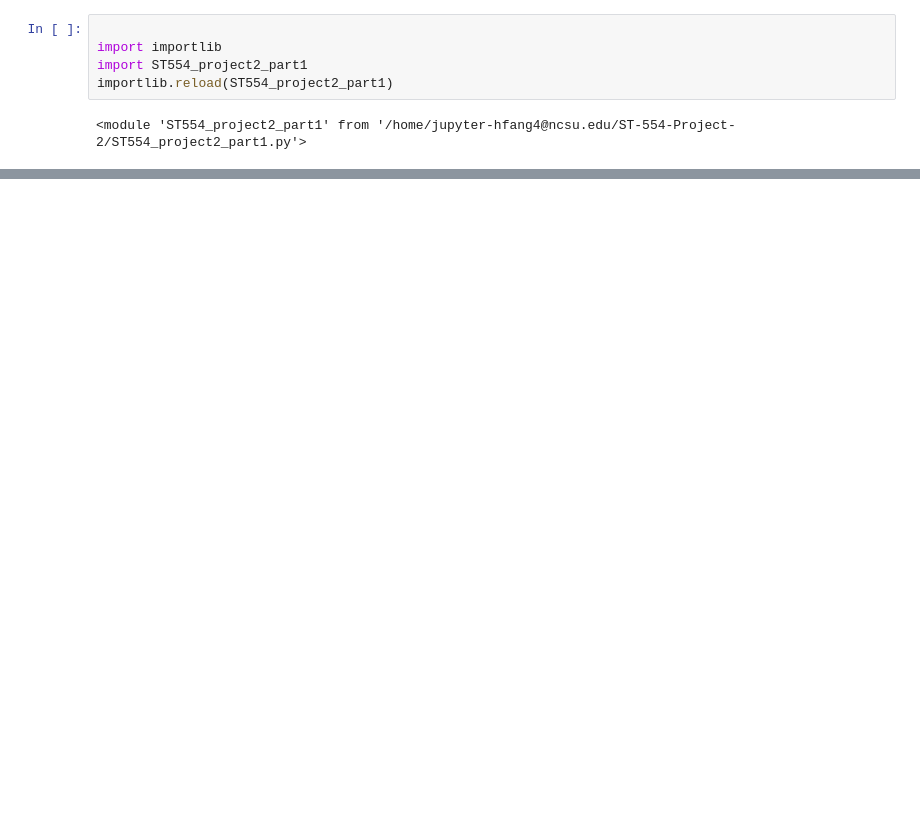
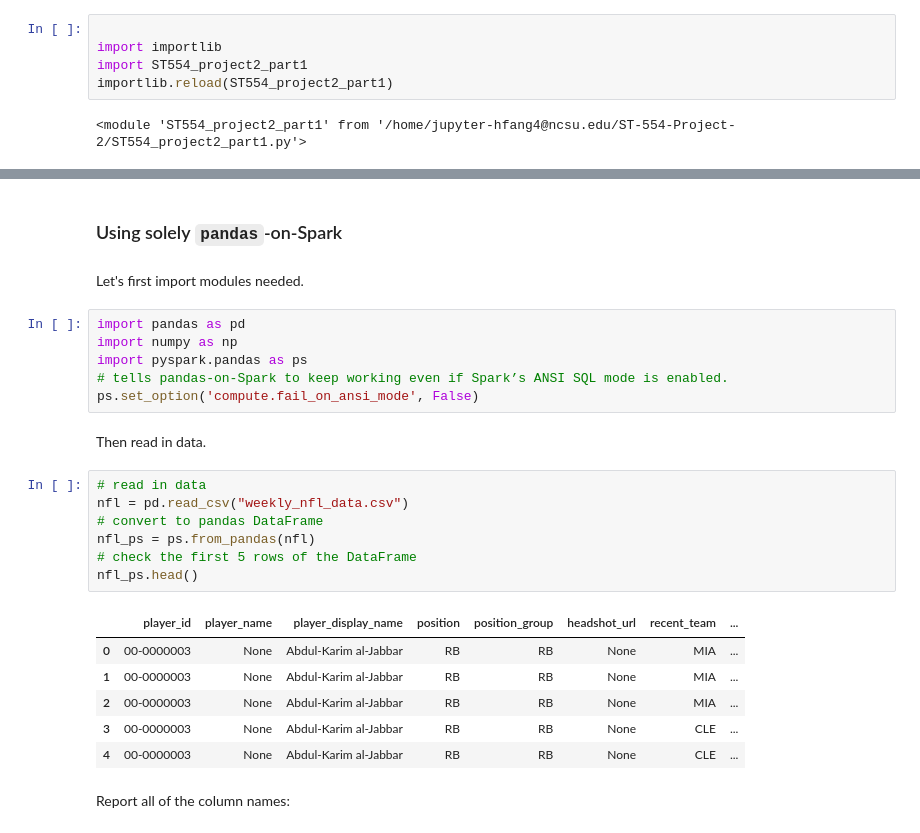
Before and after one commit to fhzhkunming/ST-554-Project-II, a Jupyter notebook: ST554_project2_Hui.ipynb, the cells around one changed output, grey strips where cells are left out. Saved outputs shown, nothing was run; the diff lists cells and outputs as text; blank space fills up the shorter version.

Commit message:
Add files via upload
Update Part II, using pandas-on-Spark

```diff
--- a/ST554_project2_Hui.ipynb
+++ b/ST554_project2_Hui.ipynb
@@ -941,0 +982,28 @@ importlib.reload(ST554_project2_part1)
+# %% [markdown]
+### Using solely `pandas`-on-Spark
+# %% [markdown]
+Let's first import modules needed.
+# %%
+import pandas as pd
+import numpy as np
+import pyspark.pandas as ps
+# tells pandas‑on‑Spark to keep working even if Spark’s ANSI SQL mode is enabled.
+ps.set_option('compute.fail_on_ansi_mode', False)
+# %% [markdown]
+Then read in data.
+# %%
+# read in data
+nfl = pd.read_csv("weekly_nfl_data.csv")
+# convert to pandas DataFrame
+nfl_ps = ps.from_pandas(nfl)
+# check the first 5 rows of the DataFrame
+nfl_ps.head()
+# %% [output]
+|  | player_id | player_name | player_display_name | position | position_group | headshot_url | recent_team | ... |
+| 0 | 00-0000003 | None | Abdul-Karim al-Jabbar | RB | RB | None | MIA | ... |
+| 1 | 00-0000003 | None | Abdul-Karim al-Jabbar | RB | RB | None | MIA | ... |
+| 2 | 00-0000003 | None | Abdul-Karim al-Jabbar | RB | RB | None | MIA | ... |
+| 3 | 00-0000003 | None | Abdul-Karim al-Jabbar | RB | RB | None | CLE | ... |
+| 4 | 00-0000003 | None | Abdul-Karim al-Jabbar | RB | RB | None | CLE | ... |
+# %% [markdown]
+Report all of the column names:
```
Also changed, not shown: parts of 36 cells of this notebook.
